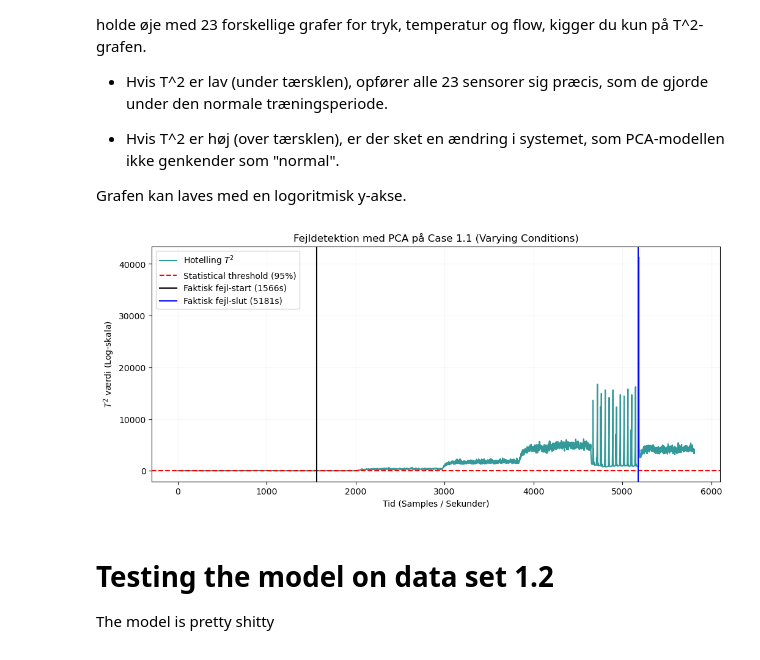
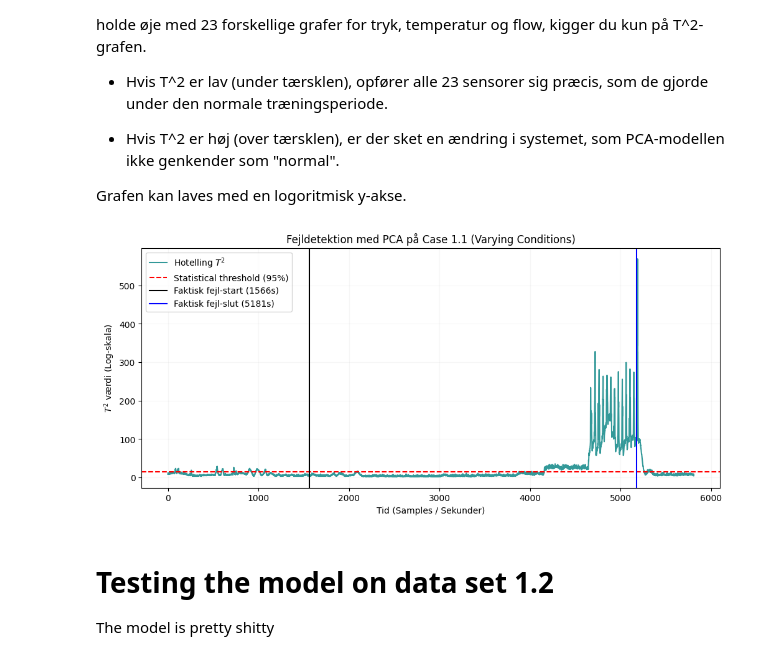
Before and after one commit to PeterAndersen-sdu/Fault-detection-project, a Jupyter notebook: project.ipynb, the cells around one changed output. Drawn from its saved outputs; the diff is of its cells as text; code cells hidden in the pictures.

```diff
--- a/project.ipynb
+++ b/project.ipynb
@@ -270,17 +624,17 @@ T2 Kontrolgrænse (UCL): 14.1264
 X_test_raw = df1_1_sensors.copy()
 
 # VIGTIGT: Skaler TEST data med TRÆNINGS parametre (mu og sigma)
-X_test = (X_test_raw - mu) / sigma
+X_test = (X_test_raw - train_mu) / train_sigma
 
 # Projektion til de valgte komponenter (Scores)
 T_test = X_test @ P
 
 # Beregn T2-værdi for hver tidsenhed i test-sættet
 # T2 = t * inv(Sigma) * t'
-T2_values = np.zeros(len(T_test))
+T2_values_1_1 = np.zeros(len(T_test))
 for i in range(len(T_test)):
     score = T_test.iloc[i, :].values
-    T2_values[i] = score @ Sigma_a_inv @ score.T
+    T2_values_1_1[i] = score @ Sigma_a_inv @ score.T
 # %% [markdown]
 # Results
 I jeres projekt fungerer T^2 som et samlet alarmsignal. I stedet for at du skal sidde og holde øje med 23 forskellige grafer for tryk, temperatur og flow, kigger du kun på T^2-grafen.
@@ -292,25 +646,25 @@ I jeres projekt fungerer T^2 som et samlet alarmsignal. I stedet for at du skal
 Grafen kan laves med en logoritmisk y-akse.
 # %%
 plt.figure(figsize=(12, 5))
-plt.plot(T2_values, label='Hotelling $T^2$', color='teal', alpha=0.8)
+plt.plot(T2_values_1_1, label='Hotelling $T^2$', color='teal', alpha=0.8)
 
 # Statistisk tærskel
 plt.axhline(y=T2_threshold, color='r', linestyle='--', label='Statistical threshold (95%)')
 
 # Markering af fejl-vinduet jf. Tabel 4 (Case 1.1)
 plt.axvline(x=1566, color='black', linestyle='-', label='Faktisk fejl-start (1566s)')
 plt.axvline(x=5181, color='blue', linestyle='-', label='Faktisk fejl-slut (5181s)')
 
 # Gør det pænt
 #plt.yscale('log')
 plt.title('Fejldetektion med PCA på Case 1.1 (Varying Conditions)')
 plt.xlabel('Tid (Samples / Sekunder)')
 plt.ylabel('$T^2$ værdi (Log-skala)')
 plt.grid(True, which="both", ls="-", alpha=0.1)
 plt.legend(loc='upper left')
 plt.show()
 # %% [output]
-[figure, old version]
+[figure, new version]
 # %% [markdown]
 # Testing the model on data set 1.2
 The model is pretty shitty
```
Also changed, not shown: parts of 22 cells of this notebook, 1 other file.
